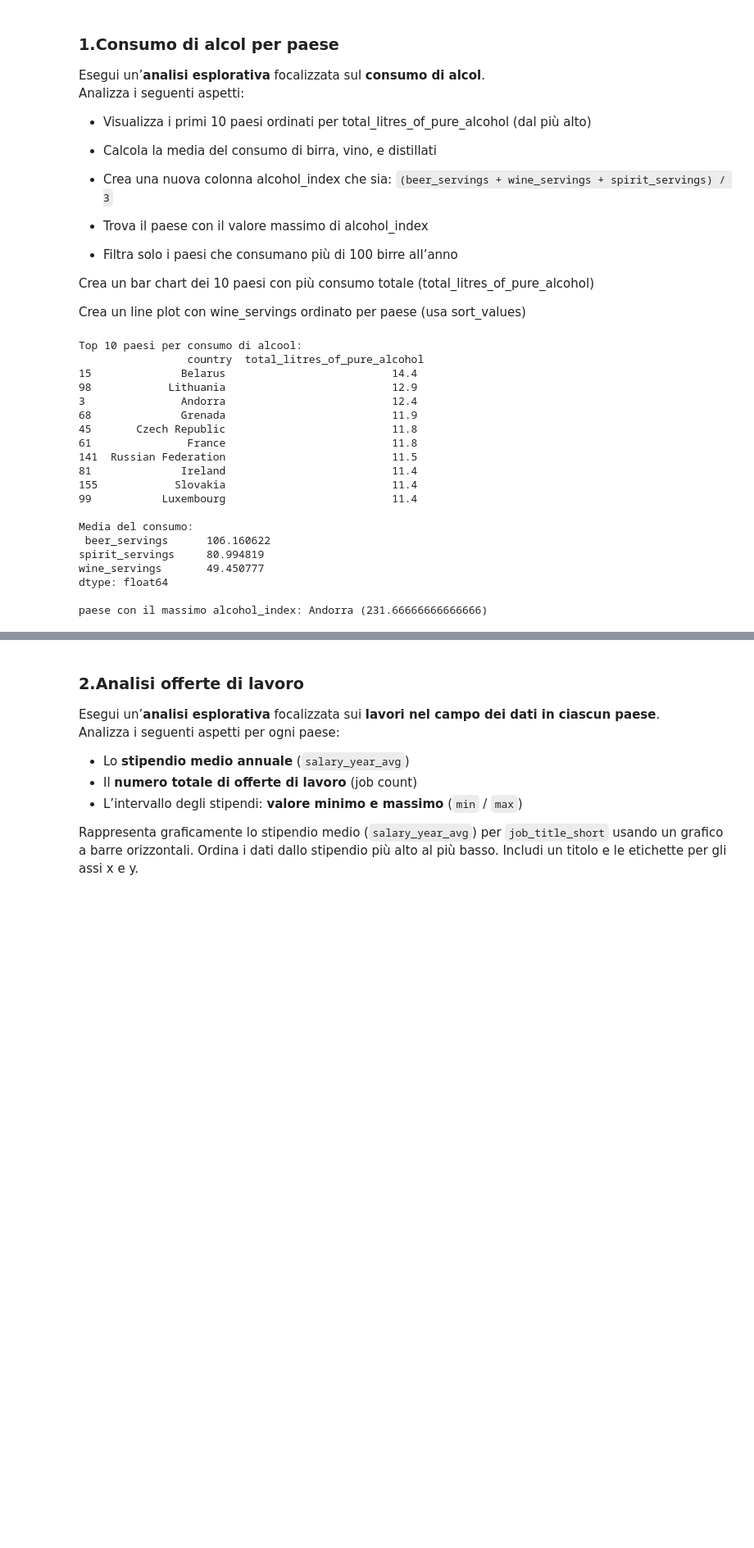
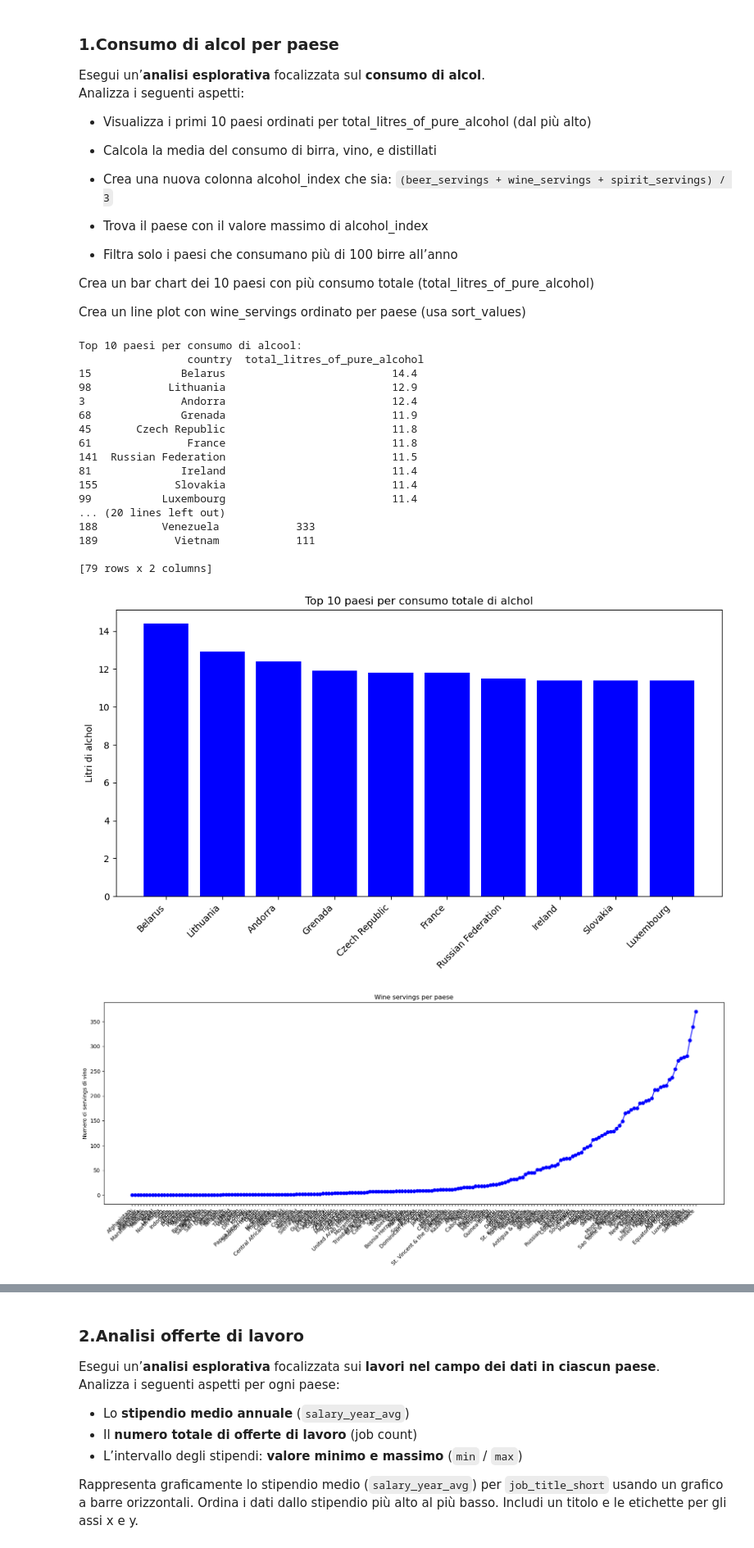
Before and after one commit to sarad996/Programminglab2, a Jupyter notebook: esercizi/3_Esercizi_lez_3.ipynb, the cells around one changed output, grey strips where cells are left out. Shown at 82% size. Saved outputs shown, nothing was run; the diff lists cells and outputs as text; code cells hidden in the pictures; blank space fills up the shorter version.

```diff
--- a/esercizi/3_Esercizi_lez_3.ipynb
+++ b/esercizi/3_Esercizi_lez_3.ipynb
@@ -17,6 +17,7 @@ Crea un bar chart dei 10 paesi con più consumo totale (total_litres_of_pure_alc
 Crea un line plot con wine_servings ordinato per paese (usa sort_values)
 # %%
 import pandas as pd
+import matplotlib.pyplot as plt
 
 df_alcohol = pd.read_csv("https://raw.githubusercontent.com/fivethirtyeight/data/master/alcohol-consumption/drinks.csv")
 
@@ -25,37 +26,60 @@ df_alcohol.columns = df_alcohol.columns.str.replace(' ', '_')
 # 1. top 10 paesi per consumo di alcool
 top10 = df_alcohol.sort_values(by='total_litres_of_pure_alcohol', ascending=False).head(10)
 print('Top 10 paesi per consumo di alcool:\n',top10[['country', 'total_litres_of_pure_alcohol']])
 
 # 2. media del consumo di birra, vino e distillati
 mean_alc = df_alcohol[['beer_servings', 'spirit_servings', 'wine_servings']].mean()
 print('\nMedia del consumo:\n',mean_alc)
 
 # 3. nuova colonna alcohol_index
 df_alcohol['alcohol_index'] = (df_alcohol.beer_servings + df_alcohol.wine_servings + df_alcohol.spirit_servings) / 3
 
 # 4. paese con valore massimo di alcohol_index
 max_index = df_alcohol['alcohol_index'].idxmax()
 max_country = df_alcohol.loc[max_index, 'country']
 max_value = df_alcohol.loc[max_index, 'alcohol_index']
 print(f'\npaese con il massimo alcohol_index: {max_country} ({max_value})')
+
+# 5. filtrare solo i paesi che consumano più di 100 birre
+beer_100 = df_alcohol[df_alcohol['beer_servings'] > 100]
+print('\nPaesi che consumano più di 100 birre annualmente: \n',beer_100[['country', 'beer_servings']])
+
+# 6. barchar
+plt.figure(figsize=(10,6))
+plt.bar(top10['country'], top10['total_litres_of_pure_alcohol'], color='blue')
+plt.xticks(rotation=45, ha='right')
+plt.title('Top 10 paesi per consumo totale di alchol')
+plt.ylabel('Litri di alchol')
+plt.tight_layout()
+plt.show()
+
+# 7. lineplot
+sorted_df = df_alcohol.sort_values(by='wine_servings')
+
+plt.figure(figsize=(17,6))
+plt.plot(sorted_df['country'], sorted_df['wine_servings'], color='blue', marker='o', linestyle='-')
+plt.title('Wine servings per paese')
+plt.ylabel('Numero di servings di vino')
+plt.tight_layout()
+plt.xticks(rotation=45, ha='right')
+plt.show()
 # %% [output]
 Top 10 paesi per consumo di alcool:
                  country  total_litres_of_pure_alcohol
 15              Belarus                          14.4
 98            Lithuania                          12.9
 3               Andorra                          12.4
 68              Grenada                          11.9
 45       Czech Republic                          11.8
 61               France                          11.8
 141  Russian Federation                          11.5
 81              Ireland                          11.4
 155            Slovakia                          11.4
 99           Luxembourg                          11.4
+... (20 lines left out)
+188          Venezuela            333
+189            Vietnam            111
 
-Media del consumo:
- beer_servings      106.160622
-spirit_servings     80.994819
-wine_servings       49.450777
-dtype: float64
-
-paese con il massimo alcohol_index: Andorra (231.66666666666666)
+[79 rows x 2 columns]
+[figure, added]
+[figure, added]
```
Also changed, not shown: parts of 6 cells of this notebook, 1 other file.
